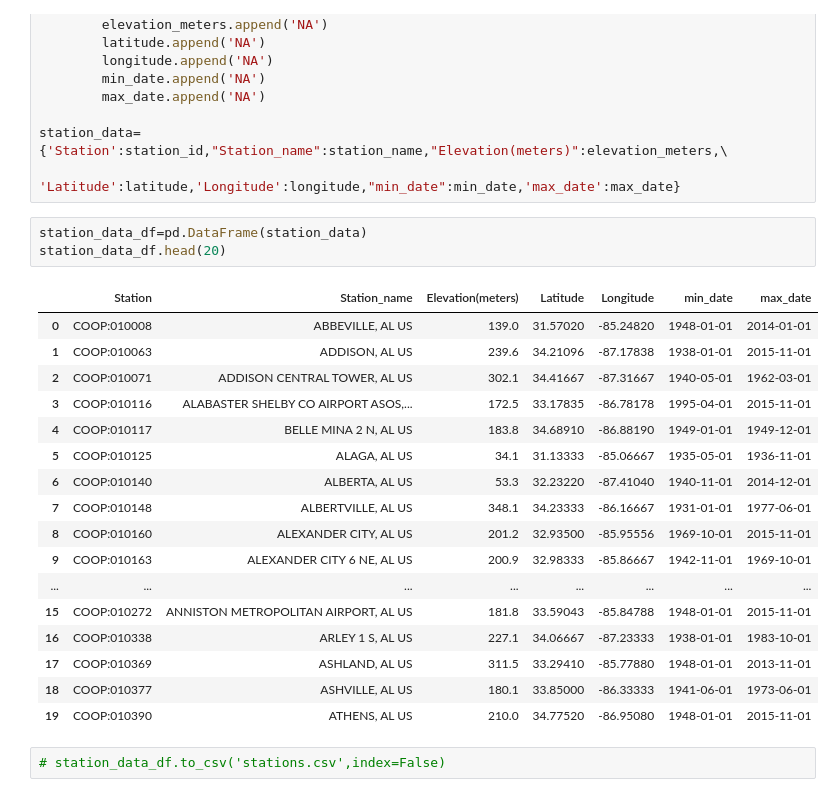
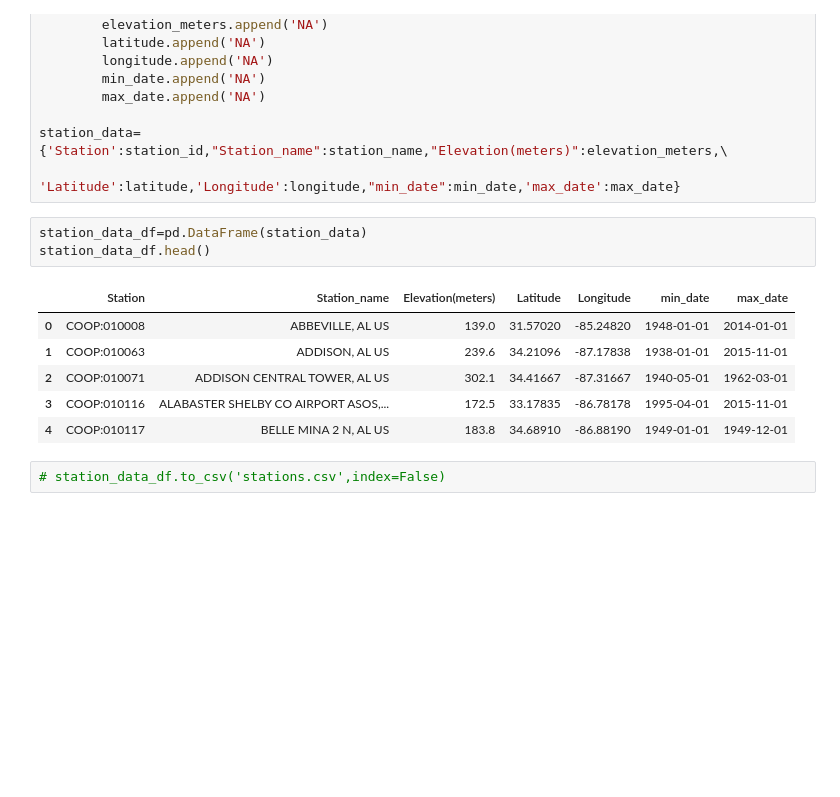
Before and after one commit to CanadianLatin/Project-4---MachineLearningIntegration, a Jupyter notebook: noaa_apidata.ipynb, the cells around one changed output. Drawn from its saved outputs; the diff is of its cells as text; blank space fills up the shorter version.

```diff
--- a/noaa_apidata.ipynb
+++ b/noaa_apidata.ipynb
@@ -64,25 +64,14 @@ station_data={'Station':station_id,"Station_name":station_name,"Elevation(meters
                         'Latitude':latitude,'Longitude':longitude,"min_date":min_date,'max_date':max_date}
 # %%
 station_data_df=pd.DataFrame(station_data)
-station_data_df.head(20)
+station_data_df.head()
 # %% [output]
 |  | Station | Station_name | Elevation(meters) | Latitude | Longitude | min_date | max_date |
 | 0 | COOP:010008 | ABBEVILLE, AL US | 139.0 | 31.57020 | -85.24820 | 1948-01-01 | 2014-01-01 |
 | 1 | COOP:010063 | ADDISON, AL US | 239.6 | 34.21096 | -87.17838 | 1938-01-01 | 2015-11-01 |
 | 2 | COOP:010071 | ADDISON CENTRAL TOWER, AL US | 302.1 | 34.41667 | -87.31667 | 1940-05-01 | 1962-03-01 |
 | 3 | COOP:010116 | ALABASTER SHELBY CO AIRPORT ASOS,... | 172.5 | 33.17835 | -86.78178 | 1995-04-01 | 2015-11-01 |
 | 4 | COOP:010117 | BELLE MINA 2 N, AL US | 183.8 | 34.68910 | -86.88190 | 1949-01-01 | 1949-12-01 |
-| 5 | COOP:010125 | ALAGA, AL US | 34.1 | 31.13333 | -85.06667 | 1935-05-01 | 1936-11-01 |
-| 6 | COOP:010140 | ALBERTA, AL US | 53.3 | 32.23220 | -87.41040 | 1940-11-01 | 2014-12-01 |
-| 7 | COOP:010148 | ALBERTVILLE, AL US | 348.1 | 34.23333 | -86.16667 | 1931-01-01 | 1977-06-01 |
-| 8 | COOP:010160 | ALEXANDER CITY, AL US | 201.2 | 32.93500 | -85.95556 | 1969-10-01 | 2015-11-01 |
-| 9 | COOP:010163 | ALEXANDER CITY 6 NE, AL US | 200.9 | 32.98333 | -85.86667 | 1942-11-01 | 1969-10-01 |
-| ... | ... | ... | ... | ... | ... | ... | ... |
-| 15 | COOP:010272 | ANNISTON METROPOLITAN AIRPORT, AL US | 181.8 | 33.59043 | -85.84788 | 1948-01-01 | 2015-11-01 |
-| 16 | COOP:010338 | ARLEY 1 S, AL US | 227.1 | 34.06667 | -87.23333 | 1938-01-01 | 1983-10-01 |
-| 17 | COOP:010369 | ASHLAND, AL US | 311.5 | 33.29410 | -85.77880 | 1948-01-01 | 2013-11-01 |
-| 18 | COOP:010377 | ASHVILLE, AL US | 180.1 | 33.85000 | -86.33333 | 1941-06-01 | 1973-06-01 |
-| 19 | COOP:010390 | ATHENS, AL US | 210.0 | 34.77520 | -86.95080 | 1948-01-01 | 2015-11-01 |
 # %%
 # station_data_df.to_csv('stations.csv',index=False)
 # %%
```
